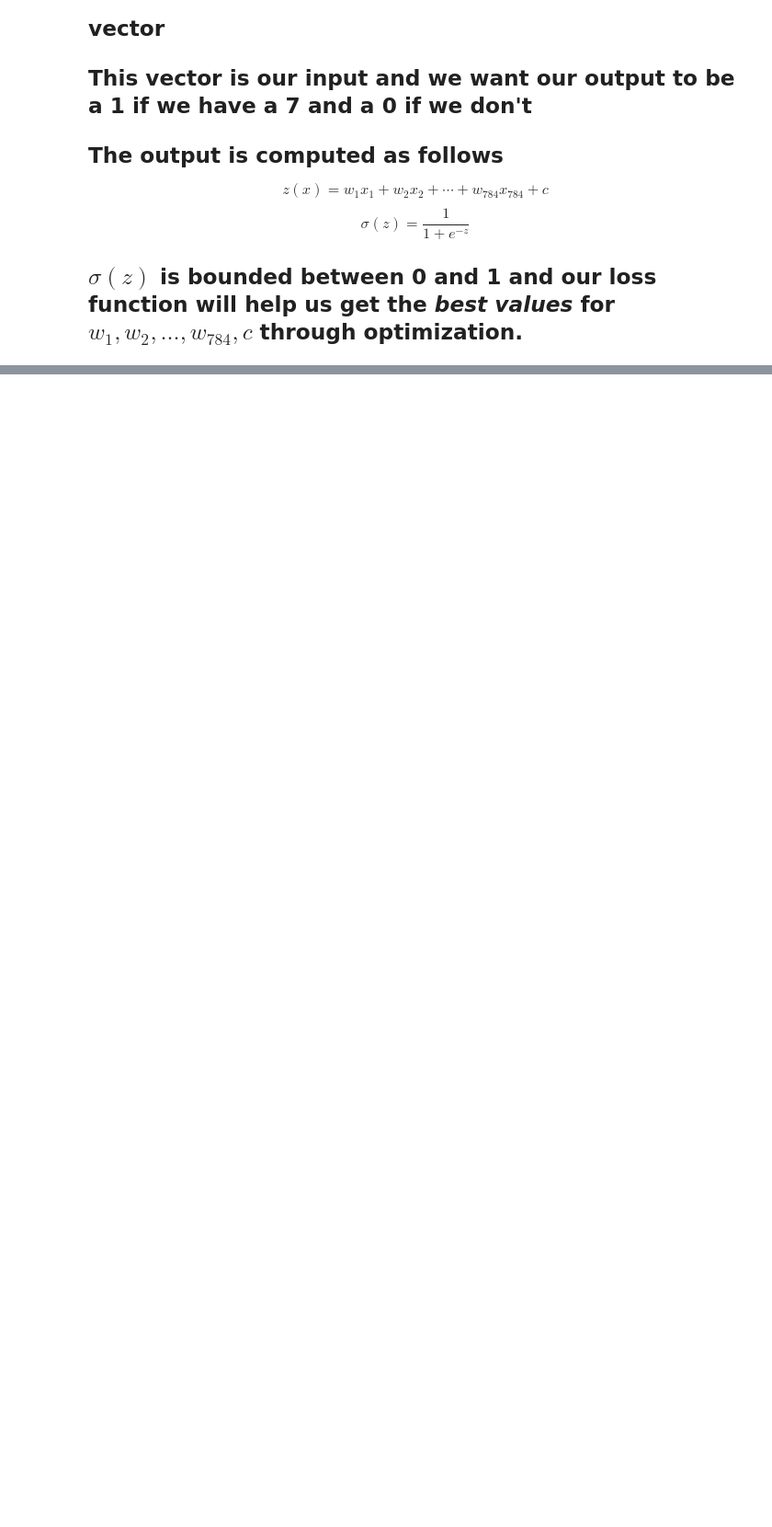
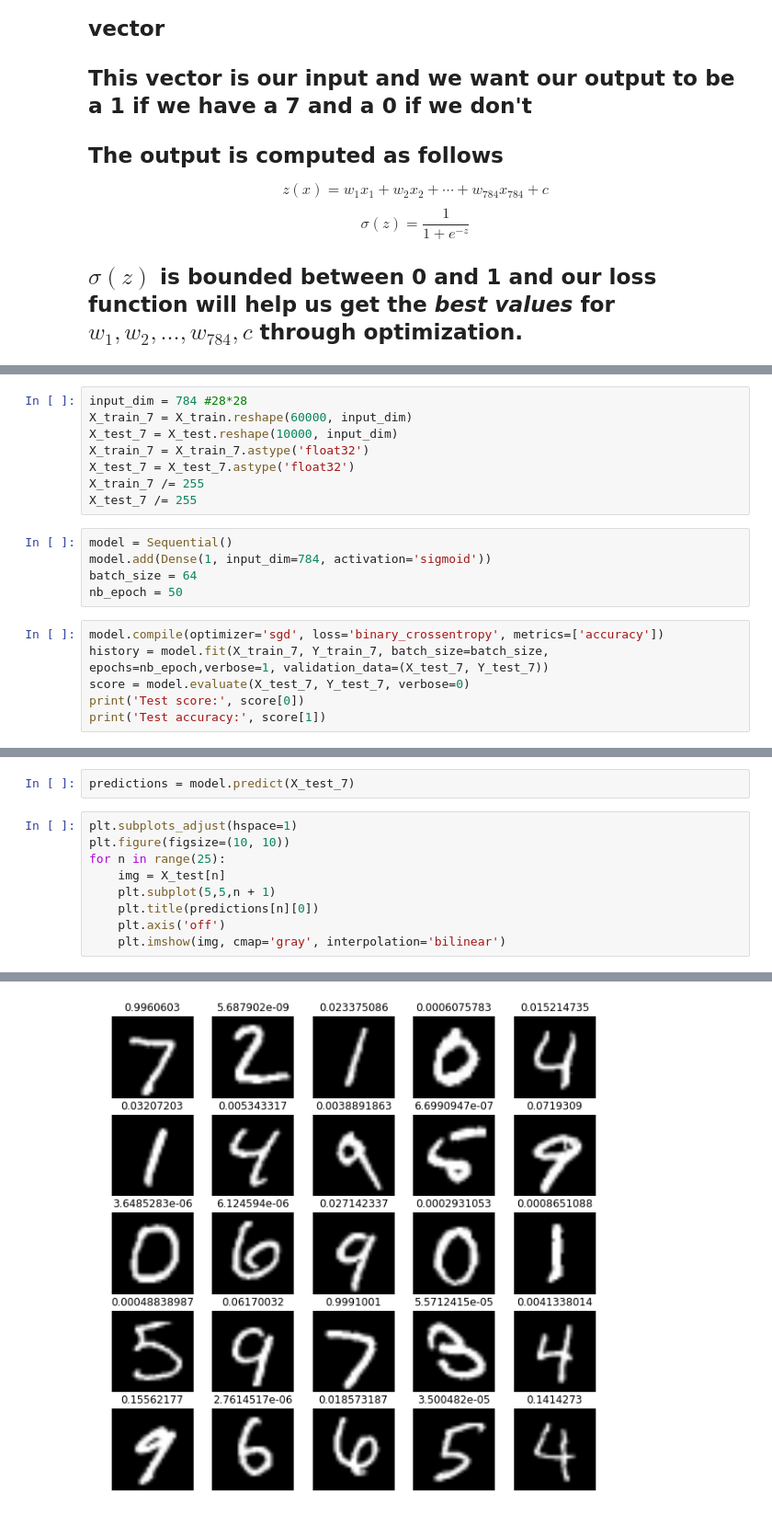
Before and after one commit to mjmoran123/mmc2019, a Jupyter notebook: ml_talk.ipynb, the cells around one changed output, grey strips where cells are left out. Shown at 92% size. Saved outputs shown, nothing was run; the diff lists cells and outputs as text; blank space fills up the shorter version.

```diff
--- a/ml_talk.ipynb
+++ b/ml_talk.ipynb
@@ -406,0 +411,19 @@ $$ \sigma(z) = \frac{1}{1 + e^{-z}} $$
+# %%
+input_dim = 784 #28*28
+X_train_7 = X_train.reshape(60000, input_dim)
+X_test_7 = X_test.reshape(10000, input_dim)
+X_train_7 = X_train_7.astype('float32')
+X_test_7 = X_test_7.astype('float32')
+X_train_7 /= 255
+X_test_7 /= 255
+# %%
+model = Sequential()
+model.add(Dense(1, input_dim=784, activation='sigmoid'))
+batch_size = 64
+nb_epoch = 50
+# %%
+model.compile(optimizer='sgd', loss='binary_crossentropy', metrics=['accuracy'])
+history = model.fit(X_train_7, Y_train_7, batch_size=batch_size, epochs=nb_epoch,verbose=1, validation_data=(X_test_7, Y_test_7))
+score = model.evaluate(X_test_7, Y_test_7, verbose=0)
+print('Test score:', score[0])
+print('Test accuracy:', score[1])
@@ -406,0 +448,12 @@ $$ \sigma(z) = \frac{1}{1 + e^{-z}} $$
+# %%
+predictions = model.predict(X_test_7)
+# %%
+plt.subplots_adjust(hspace=1)
+plt.figure(figsize=(10, 10))
+for n in range(25):
+    img = X_test[n]
+    plt.subplot(5,5,n + 1)
+    plt.title(predictions[n][0])
+    plt.axis('off')
+    plt.imshow(img, cmap='gray', interpolation='bilinear')
+# %% [output]
@@ -406,0 +461 @@ $$ \sigma(z) = \frac{1}{1 + e^{-z}} $$
+[figure, added]
```
Also changed, not shown: parts of 25 cells of this notebook.
